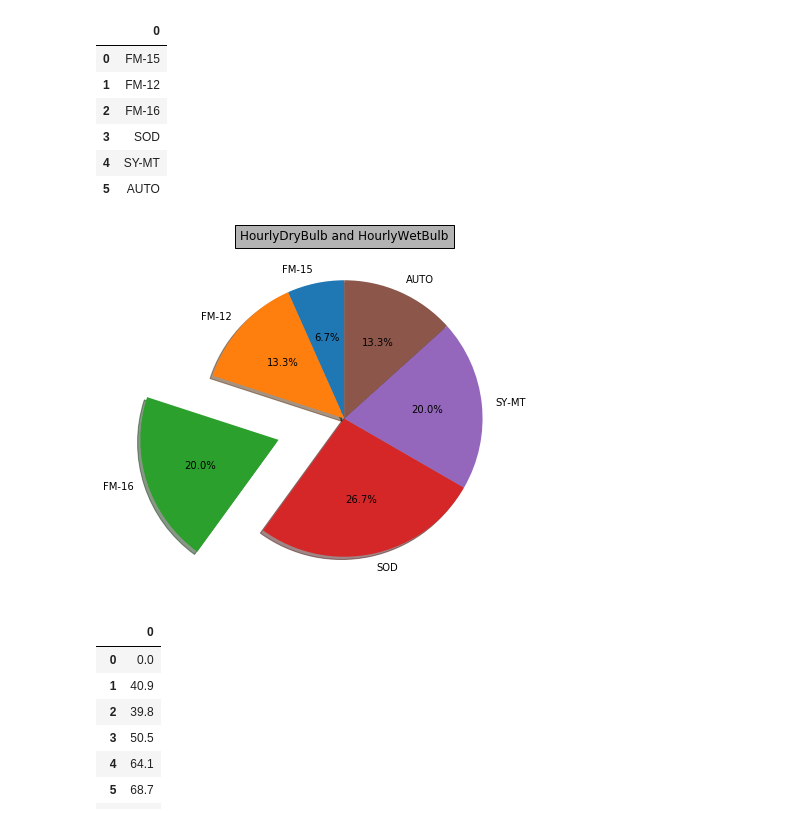
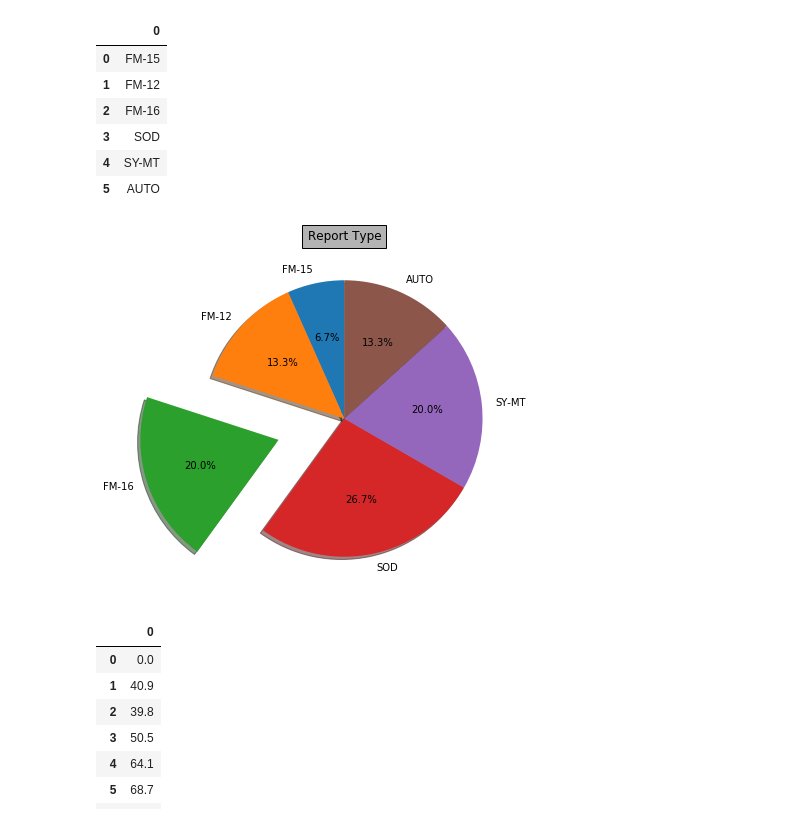
Before and after one commit to joshisn26/ADS_assignment1, a Jupyter notebook: Clean_Data/cleanDataEDA.ipynb, the cells around one changed output. Drawn from its saved outputs; the diff is of its cells as text; code cells hidden in the pictures.

```diff
--- a/Clean_Data/cleanDataEDA.ipynb
+++ b/Clean_Data/cleanDataEDA.ipynb
@@ -152,19 +152,19 @@ report
 # %%
 figure(1, figsize=(6,6))
 ax = axes([0.1, 0.1, 0.8, 0.8])
 
 # The slices will be ordered and plotted counter-clockwise.
 labels = 'FM-15', 'FM-12', 'FM-16','SOD','SY-MT','AUTO'
 sizes = [10,20,30,40,30,20]
 explode=(0, 0, 0.5, 0,0,0)
 
 pie(sizes, explode=explode, labels=labels,
                  autopct='%1.1f%%', shadow=True, startangle=90)
-title('HourlyDryBulb and HourlyWetBulb', bbox={'facecolor':'0.7', 'pad':5})
+title('Report Type', bbox={'facecolor':'0.7', 'pad':5})
 
 show()
 # %% [output]
-[figure, old version]
+[figure, new version]
 # %%
 max = pd.DataFrame(data['MonthlyMaximumTemp'].unique())
 max[:12]
```
Also changed, not shown: parts of 7 cells of this notebook, 10 other files.
